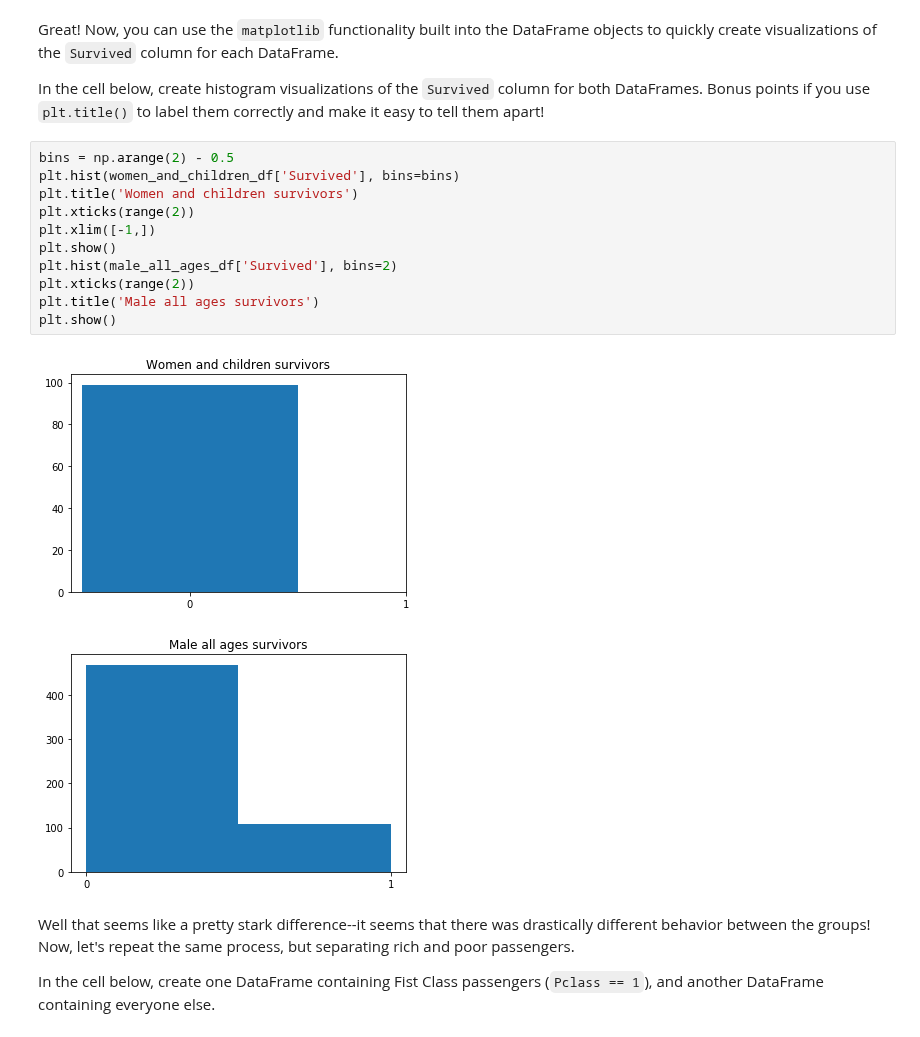
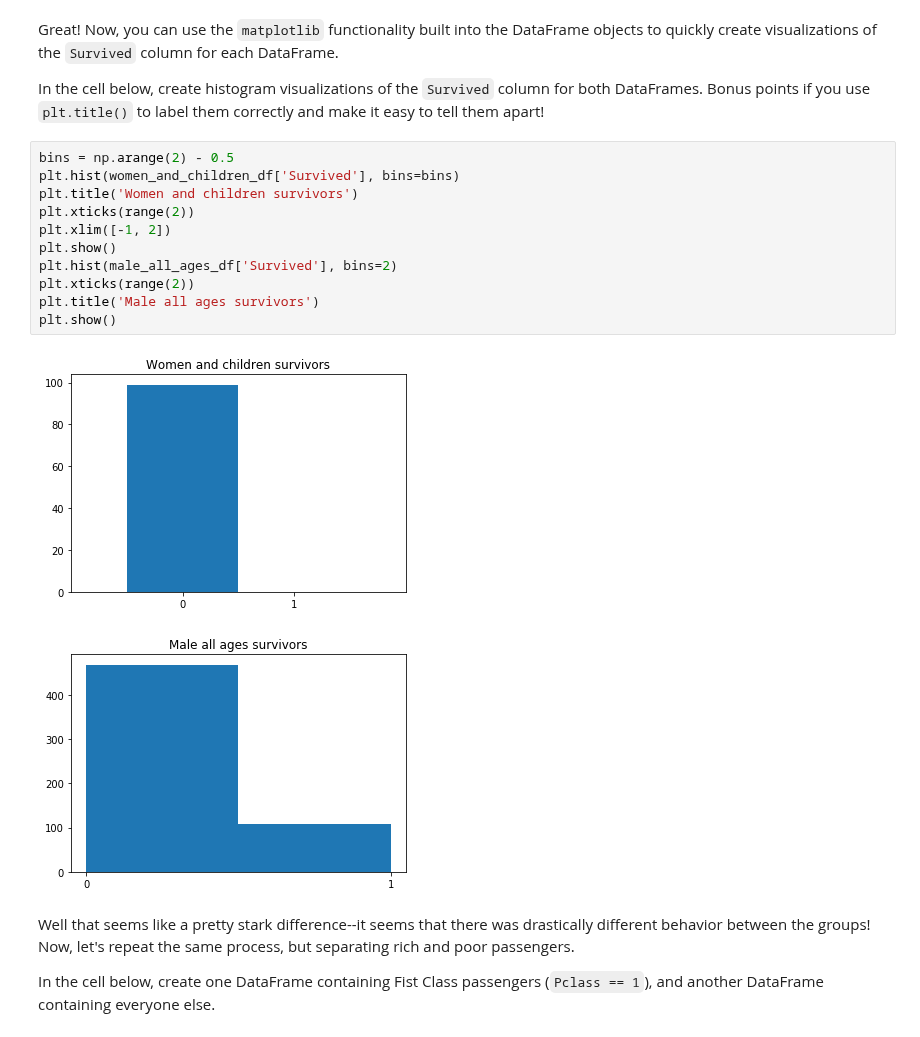
Before and after one commit to bgilroy26/dsc-using-sql-with-pandas-lab-nyc-ds-071519, a Jupyter notebook: index.ipynb, the cells around one changed output. Cells and saved outputs as stored; diff of their text form.

```diff
--- a/index.ipynb
+++ b/index.ipynb
@@ -151,16 +151,16 @@ In the cell below, create histogram visualizations of the `Survived` column for
 # %%
 bins = np.arange(2) - 0.5
 plt.hist(women_and_children_df['Survived'], bins=bins)
 plt.title('Women and children survivors')
 plt.xticks(range(2))
-plt.xlim([-1,])
+plt.xlim([-1, 2])
 plt.show()
 plt.hist(male_all_ages_df['Survived'], bins=2)
 plt.xticks(range(2))
 plt.title('Male all ages survivors')
 plt.show()
 # %% [output]
-[figure, old version]
+[figure, new version]
 [figure]
 # %% [markdown]
 Well that seems like a pretty stark difference--it seems that there was drastically different behavior between the groups!  Now, let's repeat the same process, but separating rich and poor passengers.
```
